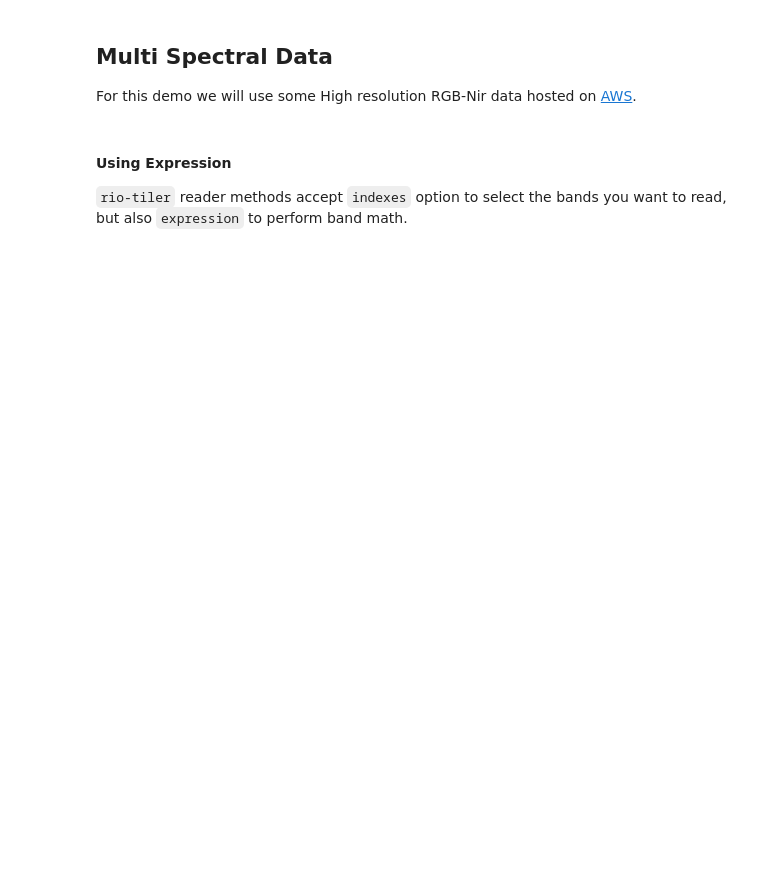
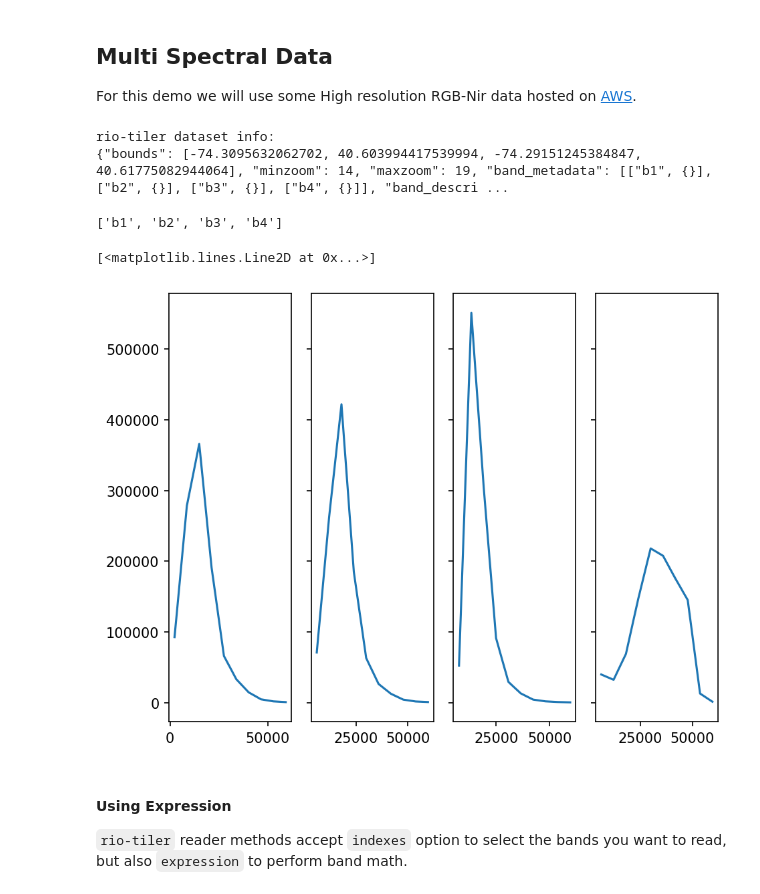
Before and after one commit to cogeotiff/rio-tiler, a Jupyter notebook: docs/src/examples/Using-rio-tiler.ipynb, the cells around one changed output. Drawn from its saved outputs; the diff is of its cells as text; code cells hidden in the pictures; blank space fills up the shorter version.

```diff
--- a/docs/src/examples/Using-rio-tiler.ipynb
+++ b/docs/src/examples/Using-rio-tiler.ipynb
@@ -34,16 +53,16 @@ Read GDAL/Rasterio dataset metadata
 # %%
 # As for Rasterio, using context manager is a good way to
 # make sure the dataset are closed when we exit.
-with Reader(src_path) as cog:
+with Reader(src_path) as src:
     print("rasterio dataset:")
-    print(cog.dataset)
+    print(src.dataset)
     print()
     print("metadata from rasterio:")
-    print(cog.dataset.meta)
+    print(src.dataset.meta)
     print()
     # Using rio-tiler Info() method
-    info = cog.info()
+    info = src.info()
     print("rio-tiler dataset info:")
-    print(cog.info().dict(exclude_none=True))
+    print(src.info().json(exclude_none=True))
 
-print(cog.dataset.closed)
+print(src.dataset.closed)
@@ -52,8 +82,8 @@ print(cog.dataset.closed)
 
 Return basic data statistics
 # %%
-with Reader(src_path) as cog:
-    meta = cog.statistics(max_size=256)
+with Reader(src_path) as src:
+    meta = src.statistics(max_size=256)
 
     assert isinstance(meta, dict)
     print(list(meta))
@@ -68,8 +104,8 @@ plot(meta["b1"].histogram[1][0:-1], meta["b1"].histogram[0])
 
 Read a low resolution version of the data (useful when working with COG, because this method will only fetch the overview layer it needs)
 # %%
-with Reader(src_path) as cog:
+with Reader(src_path) as src:
     # By default `preview()` will return an array with its longest dimension lower or equal to 1024px
-    data = cog.preview()
+    data = src.preview()
     print(data.data.shape)
     assert isinstance(data, ImageData)
@@ -113,28 +169,35 @@ For this demo we will use some High resolution RGB-Nir data hosted on [AWS](http
 # %%
 src_path = "https://njogis-imagery.s3.amazonaws.com/2020/cog/I7D16.tif"
 # %%
-with Reader(src_path) as cog:
-    info = cog.info()
+with Reader(src_path) as src:
+    info = src.info()
     print("rio-tiler dataset info:")
-    print(cog.info().dict(exclude_none=True))
+    print(info.json(exclude_none=True))
+# %% [output]
+rio-tiler dataset info:
+{"bounds": [-74.3095632062702, 40.603994417539994, -74.29151245384847, 40.61775082944064], "minzoom": 14, "maxzoom": 19, "band_metadata": [["b1", {}], ["b2", {}], ["b3", {}], ["b4", {}]], "band_descri ...
 # %%
-with Reader(src_path) as cog:
-    meta = cog.statistics()
+with Reader(src_path) as src:
+    meta = src.statistics()
 
 print(list(meta))
 
-fig, axs = plt.subplots(1, 4, sharey=True, tight_layout=True, dpi=150)
+fig, axs = subplots(1, 4, sharey=True, tight_layout=True, dpi=150)
 # Red (index 1)
 axs[0].plot(meta["b1"].histogram[1][0:-1], meta["b1"].histogram[0])
 
 # Green (index 2)
 axs[1].plot(meta["b2"].histogram[1][0:-1], meta["b2"].histogram[0])
 
 # Blue (index 3)
 axs[2].plot(meta["b3"].histogram[1][0:-1], meta["b3"].histogram[0])
 
 # Nir (index 3)
 axs[3].plot(meta["b4"].histogram[1][0:-1], meta["b4"].histogram[0])
+# %% [output]
+['b1', 'b2', 'b3', 'b4']
+[<matplotlib.lines.Line2D at 0x...>]
+[figure, added]
 # %% [markdown]
 #### Using Expression
 
```
Also changed, not shown: parts of 26 cells of this notebook, 3 other files.
